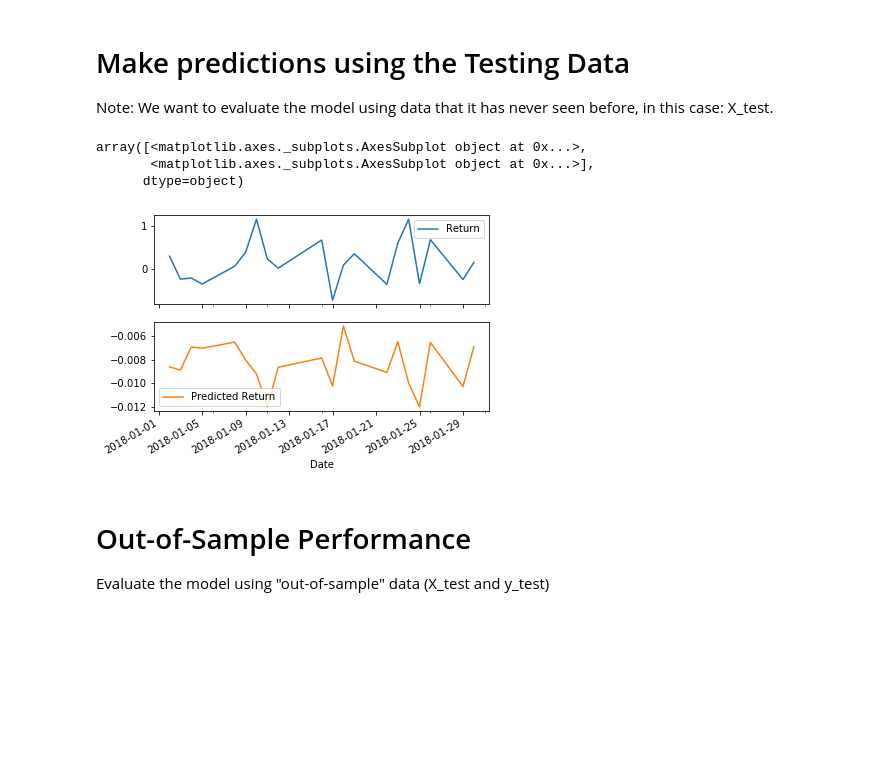
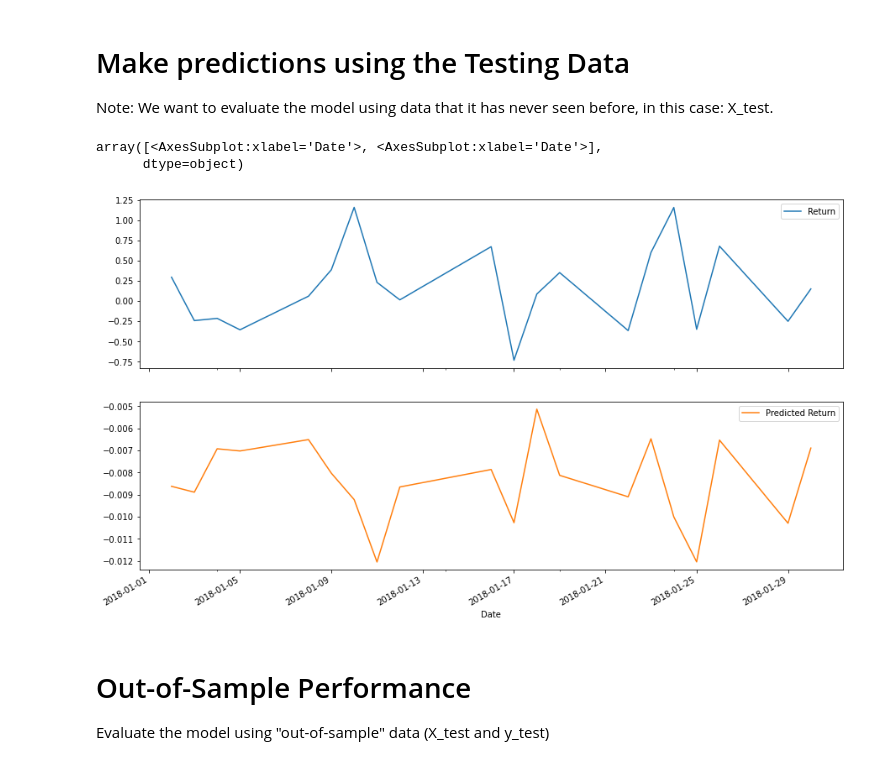
Before and after one commit to zulu0808/machine_learning_hw, a Jupyter notebook: regression_analysis.ipynb, the cells around one changed output. Drawn from its saved outputs; the diff is of its cells as text; code cells hidden in the pictures; blank space fills up the shorter version.

```diff
--- a/regression_analysis.ipynb
+++ b/regression_analysis.ipynb
@@ -123,12 +123,11 @@ Results = y_test.to_frame()
 Results["Predicted Return"] = predictions
 # %%
 # Plot the first 20 predictions vs the true values
-Results[:20].plot(subplots=True)
+Results[:20].plot(figsize = (15,9),subplots=True)
 # %% [output]
-array([<matplotlib.axes._subplots.AxesSubplot object at 0x...>,
-       <matplotlib.axes._subplots.AxesSubplot object at 0x...>],
+array([<AxesSubplot:xlabel='Date'>, <AxesSubplot:xlabel='Date'>],
       dtype=object)
-[figure, old version]
+[figure, new version]
 # %% [markdown]
 # Out-of-Sample Performance
 
```
Also changed, not shown: parts of 3 cells of this notebook, 1 other file.
